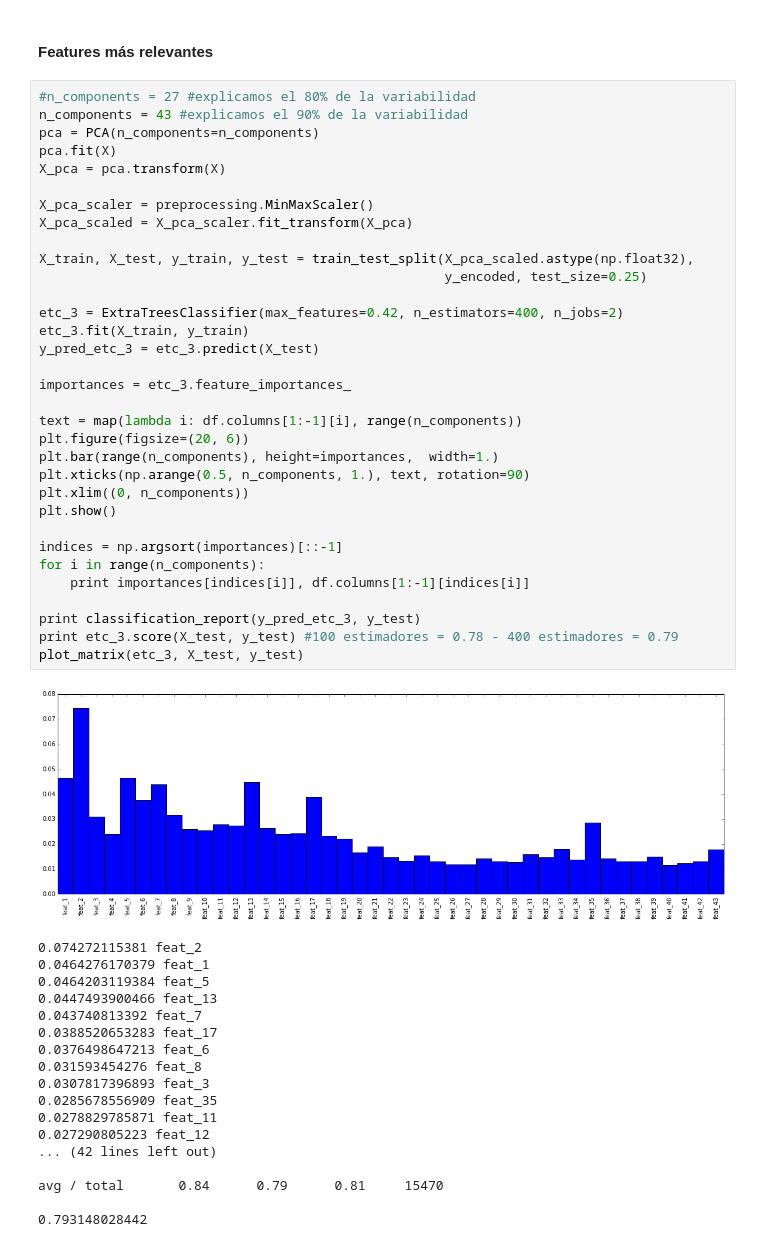
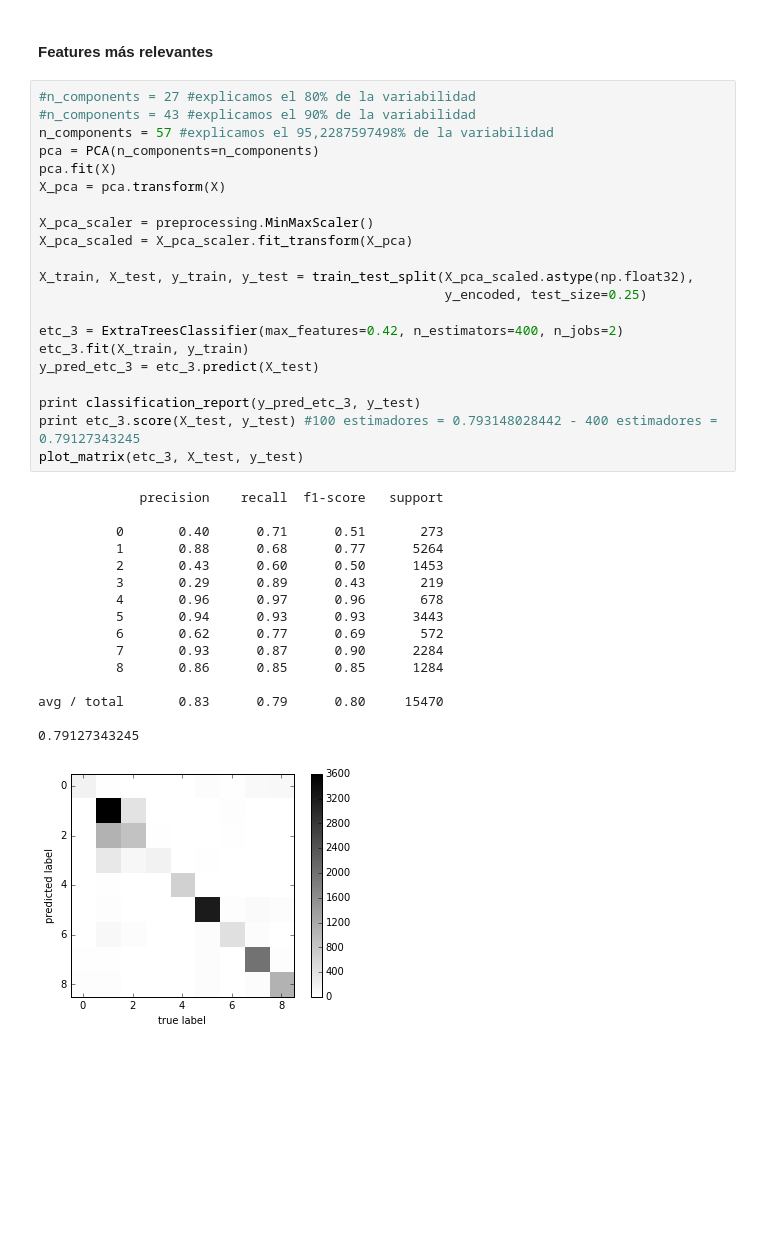
Before and after one commit to Pazitos10/DSS, a Jupyter notebook: tp_final/tp_final.ipynb, the cells around one changed output. Saved outputs shown, nothing was run; the diff lists cells and outputs as text; blank space fills up the shorter version.

```diff
--- a/tp_final/tp_final.ipynb
+++ b/tp_final/tp_final.ipynb
@@ -100,53 +100,39 @@ plot_matrix(etc_2, X_test, y_test)
 #### Features más relevantes
 # %%
 #n_components = 27 #explicamos el 80% de la variabilidad
-n_components = 43 #explicamos el 90% de la variabilidad
+#n_components = 43 #explicamos el 90% de la variabilidad
+n_components = 57 #explicamos el 95,2287597498% de la variabilidad
 pca = PCA(n_components=n_components)
 pca.fit(X)
 X_pca = pca.transform(X)
 
 X_pca_scaler = preprocessing.MinMaxScaler()
 X_pca_scaled = X_pca_scaler.fit_transform(X_pca)
 
 X_train, X_test, y_train, y_test = train_test_split(X_pca_scaled.astype(np.float32),
                                                     y_encoded, test_size=0.25)
 
 etc_3 = ExtraTreesClassifier(max_features=0.42, n_estimators=400, n_jobs=2)
 etc_3.fit(X_train, y_train)
 y_pred_etc_3 = etc_3.predict(X_test)
 
-importances = etc_3.feature_importances_
-
-text = map(lambda i: df.columns[1:-1][i], range(n_components))
-plt.figure(figsize=(20, 6))
-plt.bar(range(n_components), height=importances,  width=1.)
-plt.xticks(np.arange(0.5, n_components, 1.), text, rotation=90)
-plt.xlim((0, n_components))
-plt.show()
-
-indices = np.argsort(importances)[::-1]
-for i in range(n_components):
-    print importances[indices[i]], df.columns[1:-1][indices[i]]
-
 print classification_report(y_pred_etc_3, y_test)
-print etc_3.score(X_test, y_test) #100 estimadores = 0.78 - 400 estimadores = 0.79
+print etc_3.score(X_test, y_test) #100 estimadores = 0.793148028442 - 400 estimadores = 0.79127343245
 plot_matrix(etc_3, X_test, y_test)
 # %% [output]
+             precision    recall  f1-score   support
+
+          0       0.40      0.71      0.51       273
+          1       0.88      0.68      0.77      5264
+          2       0.43      0.60      0.50      1453
+          3       0.29      0.89      0.43       219
+          4       0.96      0.97      0.96       678
+          5       0.94      0.93      0.93      3443
+          6       0.62      0.77      0.69       572
+          7       0.93      0.87      0.90      2284
+          8       0.86      0.85      0.85      1284
+
+avg / total       0.83      0.79      0.80     15470
+
+0.79127343245
-[figure, old version]
+[figure, new version]
-0.074272115381 feat_2
-0.0464276170379 feat_1
-0.0464203119384 feat_5
-0.0447493900466 feat_13
-0.043740813392 feat_7
-0.0388520653283 feat_17
-0.0376498647213 feat_6
-0.031593454276 feat_8
-0.0307817396893 feat_3
-0.0285678556909 feat_35
-0.0278829785871 feat_11
-0.027290805223 feat_12
-... (42 lines left out)
-
-avg / total       0.84      0.79      0.81     15470
-
-0.793148028442
```
Also changed, not shown: parts of 14 cells of this notebook.
